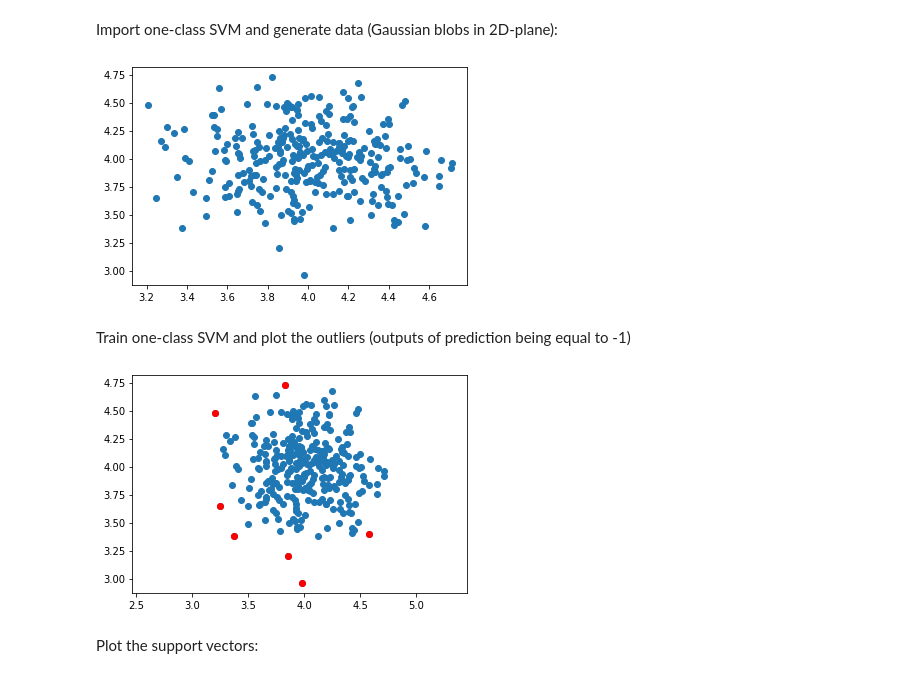
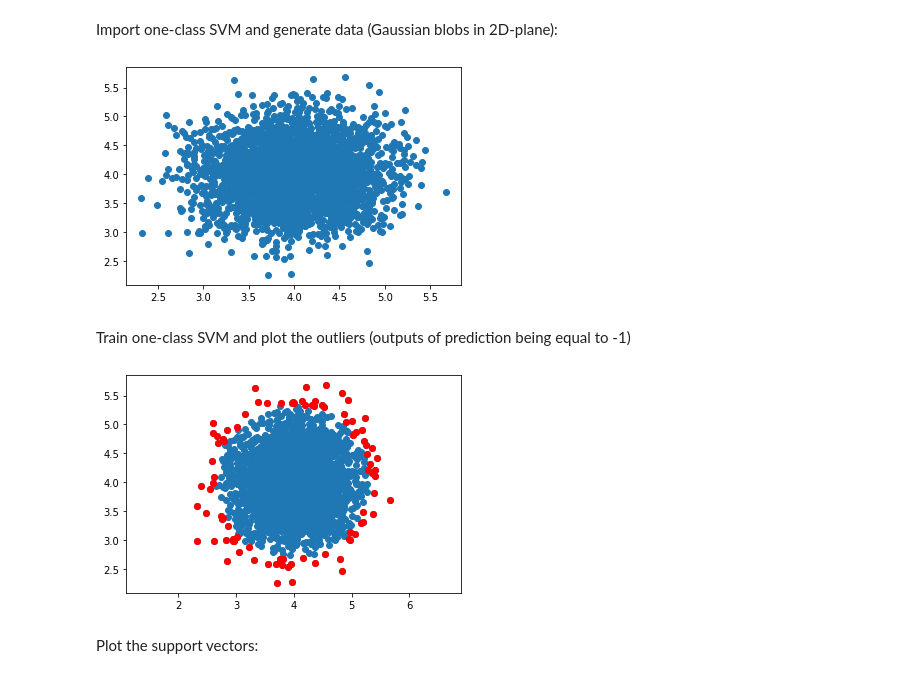
Before and after one commit to mkousal/MPA-MLF, a Jupyter notebook: Lab_3/SVM.ipynb, the cells around one changed output. Cells and saved outputs as stored; diff of their text form; code cells hidden in the pictures.

```diff
--- a/Lab_3/SVM.ipynb
+++ b/Lab_3/SVM.ipynb
@@ -72,15 +110,15 @@ Import one-class SVM and generate data (Gaussian blobs in 2D-plane):
 # %%
 from sklearn.svm import OneClassSVM
 from sklearn.datasets import make_blobs
 from numpy import quantile, where, random
 
 random.seed(11)
-x, _ = make_blobs(n_samples=300, centers=1, cluster_std=.3, center_box=(4, 4))
+x, _ = make_blobs(n_samples=3000, centers=1, cluster_std=.5, center_box=(4, 4))
 
 plt.scatter(x[:,0], x[:,1])
 plt.show()
 # %% [output]
-[figure, old version]
+[figure, new version]
 # %% [markdown]
 Train one-class SVM and plot the outliers (outputs of prediction being equal to -1)
 # %%
@@ -97,6 +135,6 @@ plt.scatter(values[:,0], values[:,1], color='red')
 plt.axis('equal')
 plt.show()
 # %% [output]
-[figure, old version]
+[figure, new version]
 # %% [markdown]
 Plot the support vectors:
```
Also changed, not shown: parts of 8 cells of this notebook.
